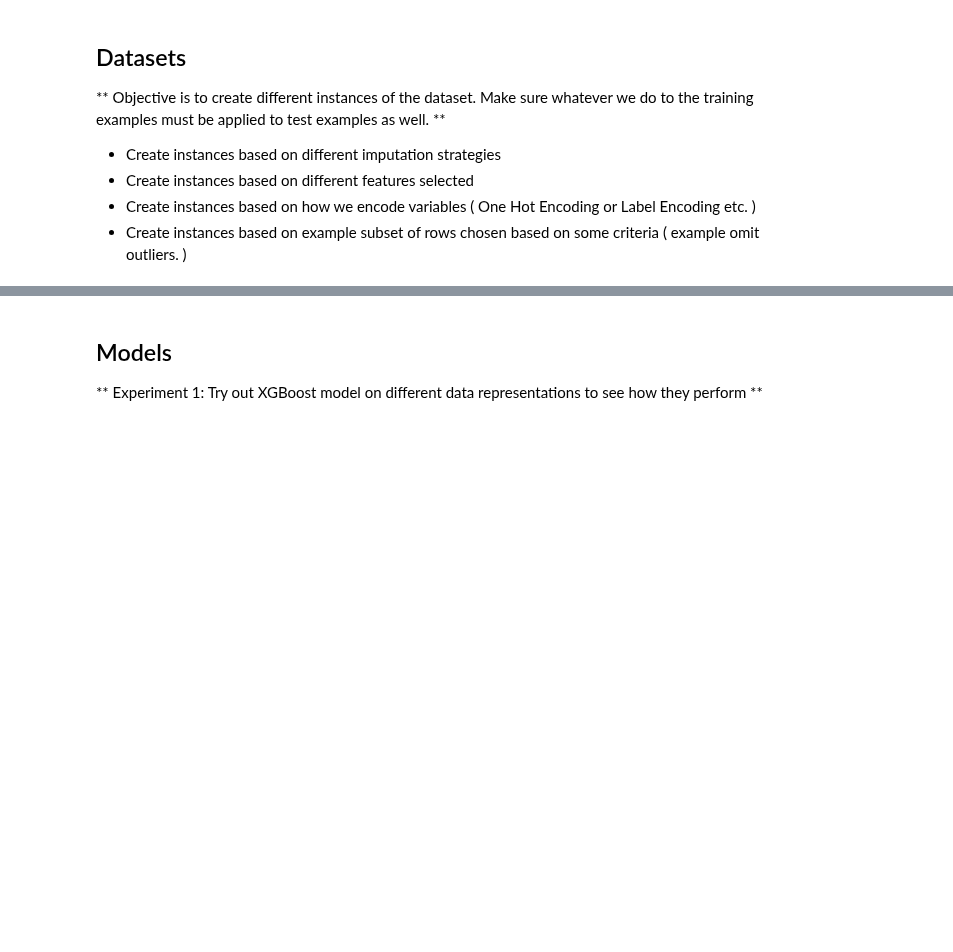
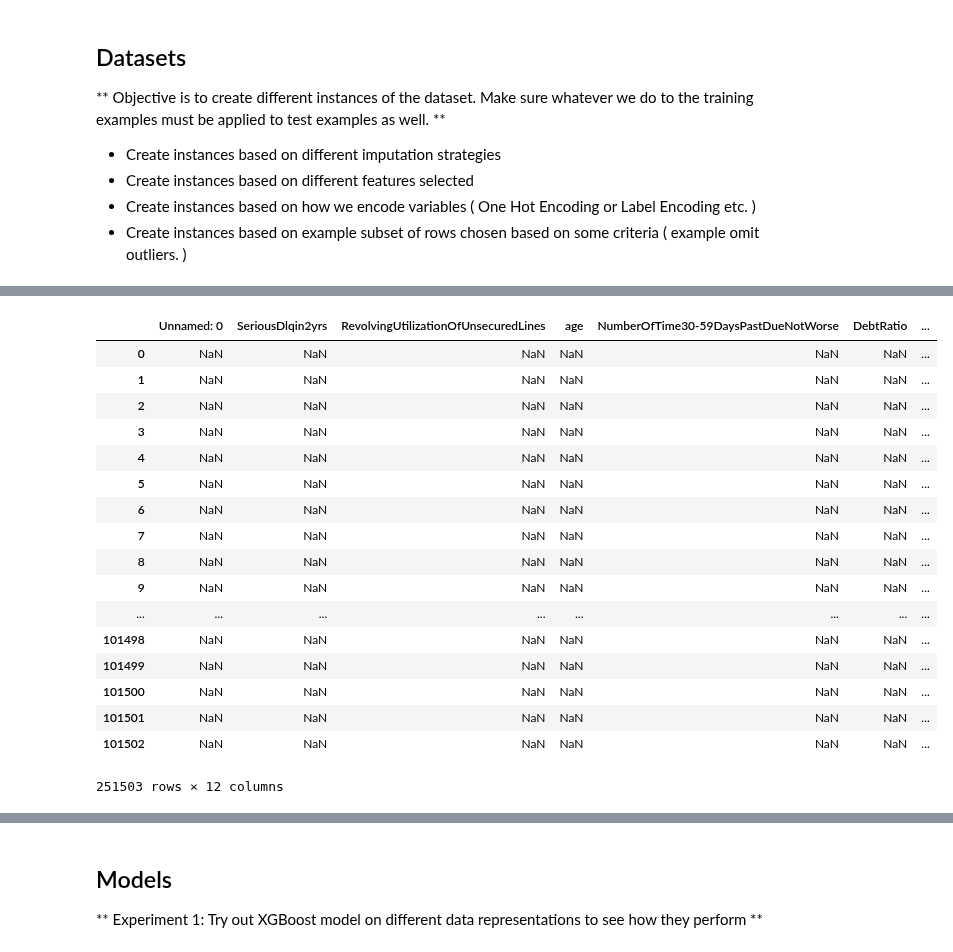
Before and after one commit to numb3r33/Applied-Data-Analysis, a Jupyter notebook: Give-Me-Credit/notebooks/Give-Me-Credit-Exploratory-Data-Analysis.ipynb, the cells around one changed output, grey strips where cells are left out. Drawn from its saved outputs; the diff is of its cells as text; code cells hidden in the pictures; blank space fills up the shorter version.

```diff
--- a/Give-Me-Credit/notebooks/Give-Me-Credit-Exploratory-Data-Analysis.ipynb
+++ b/Give-Me-Credit/notebooks/Give-Me-Credit-Exploratory-Data-Analysis.ipynb
@@ -518,0 +539,2 @@ datasets = dataset.get_df_by_imputation()
+# %%
+data_copy = data.copy()
@@ -518,0 +561,22 @@ datasets = dataset.get_df_by_imputation()
+# %%
+data_copy.where(((data_copy.SeriousDlqin2yrs == 1) & (data_copy.MonthlyIncome.isnull())), \
+                 data_copy[data_copy.SeriousDlqin2yrs==1].MonthlyIncome, axis='columns')
+# %% [output]
+|  | Unnamed: 0 | SeriousDlqin2yrs | RevolvingUtilizationOfUnsecuredLines | age | NumberOfTime30-59DaysPastDueNotWorse | DebtRatio | ... |
+| 0 | NaN | NaN | NaN | NaN | NaN | NaN | ... |
+| 1 | NaN | NaN | NaN | NaN | NaN | NaN | ... |
+| 2 | NaN | NaN | NaN | NaN | NaN | NaN | ... |
+| 3 | NaN | NaN | NaN | NaN | NaN | NaN | ... |
+| 4 | NaN | NaN | NaN | NaN | NaN | NaN | ... |
+| 5 | NaN | NaN | NaN | NaN | NaN | NaN | ... |
+| 6 | NaN | NaN | NaN | NaN | NaN | NaN | ... |
+| 7 | NaN | NaN | NaN | NaN | NaN | NaN | ... |
+| 8 | NaN | NaN | NaN | NaN | NaN | NaN | ... |
+| 9 | NaN | NaN | NaN | NaN | NaN | NaN | ... |
+| ... | ... | ... | ... | ... | ... | ... | ... |
+| 101498 | NaN | NaN | NaN | NaN | NaN | NaN | ... |
+| 101499 | NaN | NaN | NaN | NaN | NaN | NaN | ... |
+| 101500 | NaN | NaN | NaN | NaN | NaN | NaN | ... |
+| 101501 | NaN | NaN | NaN | NaN | NaN | NaN | ... |
+| 101502 | NaN | NaN | NaN | NaN | NaN | NaN | ... |
+251503 rows × 12 columns
```
Also changed, not shown: parts of 10 cells of this notebook.
